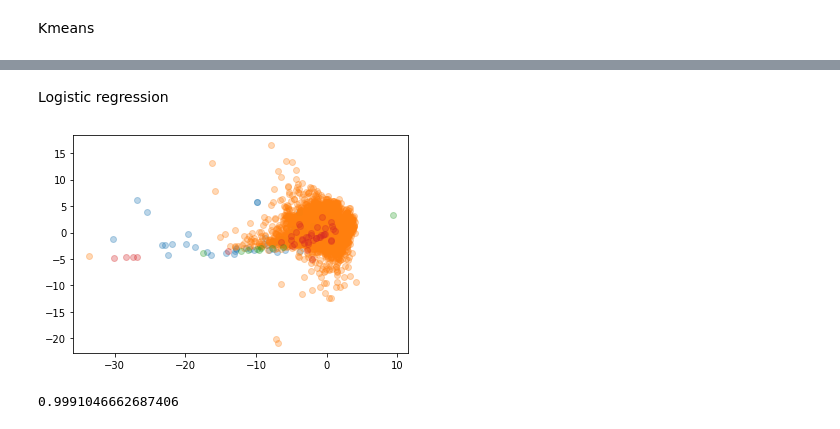
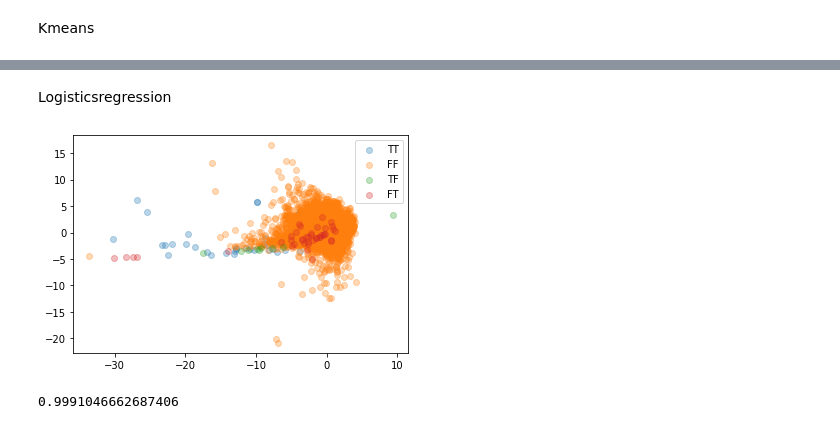
Before and after one commit to mahdialipoo/Project5_AI, a Jupyter notebook: hw5-ai.ipynb, the cells around one changed output, grey strips where cells are left out. Cells and saved outputs as stored; diff of their text form; code cells hidden in the pictures.

```diff
--- a/hw5-ai.ipynb
+++ b/hw5-ai.ipynb
@@ -126,18 +123,19 @@ print(average_precision)
 [figure]
-# %% [markdown]
-Logistic regression
+# %% [markdown]
+Logisticsregression
 # %%
 i,j=(2,5)
 label_reg = reg.predict(X_test)
 x_test_reg_c11=X_test[(label_reg>0)&( y_test==1)]
 x_test_reg_c00=X_test[(label_reg<=0)&( y_test==0)]
 x_test_reg_c10=X_test[(label_reg>0)&( y_test==0)]
 x_test_reg_c01=X_test[(label_reg<=0)&( y_test==1)]
-plt.scatter(x_test_reg_c11[:,i],x_test_reg_c11[:,j],alpha=0.3)
-plt.scatter(x_test_reg_c00[:,i],x_test_reg_c00[:,j],alpha=0.3)
-plt.scatter(x_test_reg_c10[:,i],x_test_reg_c10[:,j],alpha=0.3)
-plt.scatter(x_test_reg_c01[:,i],x_test_reg_c01[:,j],alpha=0.3)
+plt.scatter(x_test_reg_c11[:,i],x_test_reg_c11[:,j],alpha=0.3,label='TT')
+plt.scatter(x_test_reg_c00[:,i],x_test_reg_c00[:,j],alpha=0.3,label='FF')
+plt.scatter(x_test_reg_c10[:,i],x_test_reg_c10[:,j],alpha=0.3,label='TF')
+plt.scatter(x_test_reg_c01[:,i],x_test_reg_c01[:,j],alpha=0.3,label='FT')
+plt.legend()
 plt.savefig('report/img/reg_scatter.jpg')
 # %% [output]
-[figure, old version]
+[figure, new version]
 # %%
```
Also changed, not shown: parts of 5 cells of this notebook, 1 other file.
